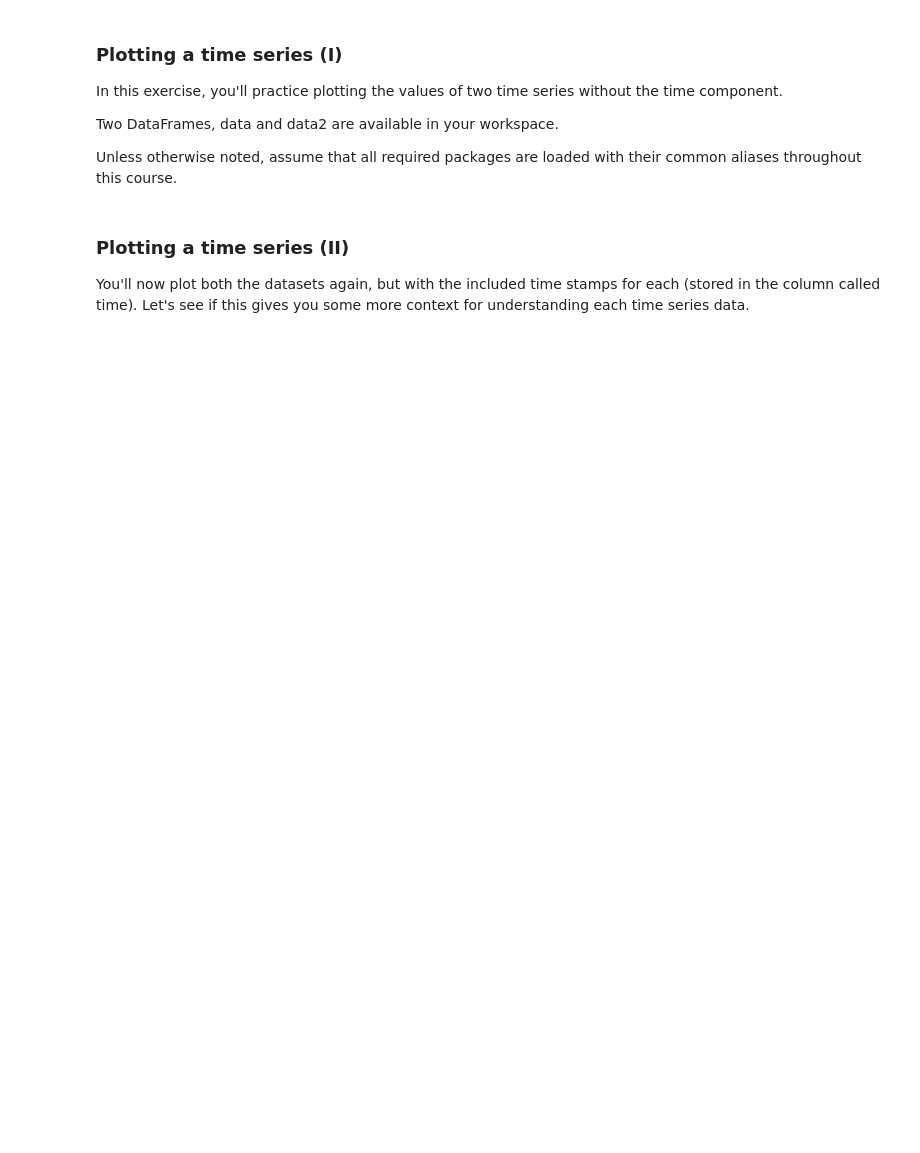
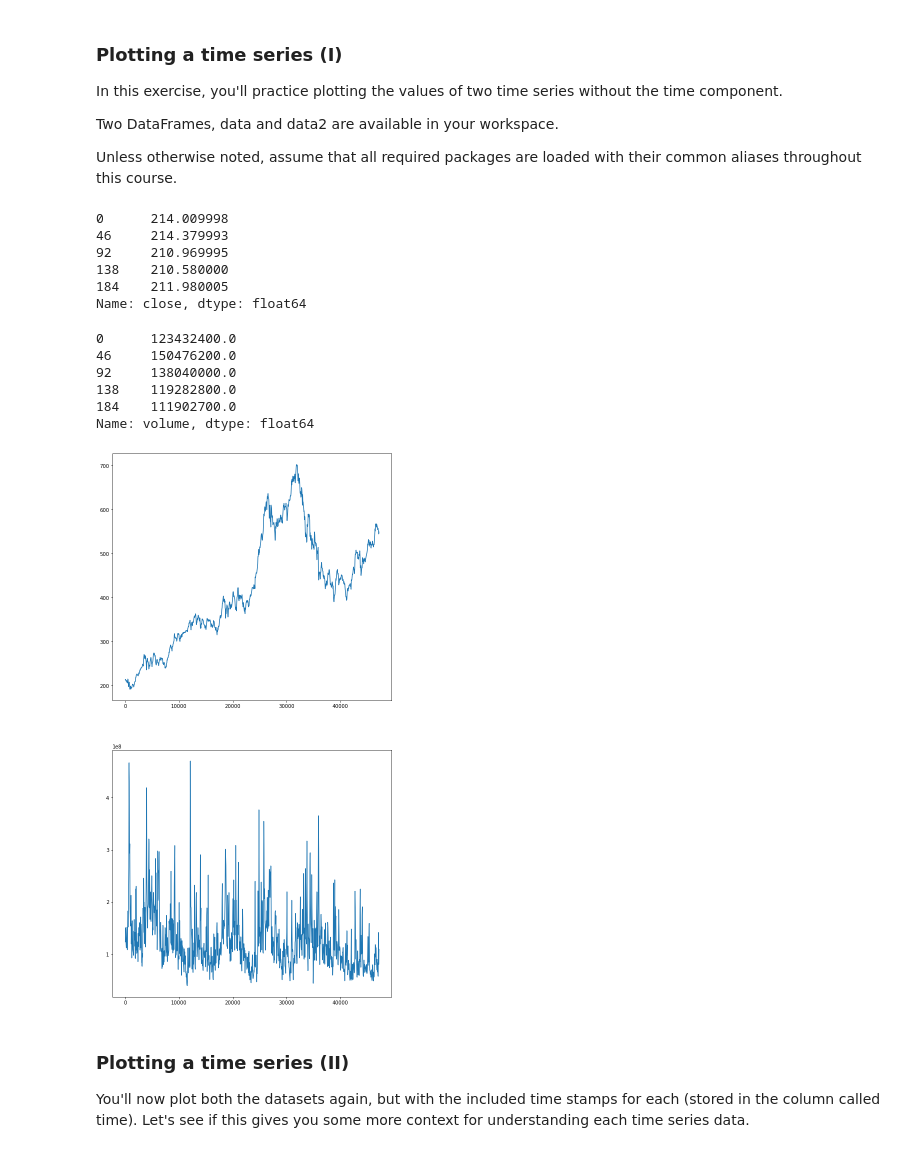
Before and after one commit to lukasz-f/data-camp, a Jupyter notebook: time series/Machine Learning for Time Series Data in Python - Part 1.ipynb, the cells around one changed output. Cells and saved outputs as stored; diff of their text form; code cells hidden in the pictures; blank space fills up the shorter version.

Commit message:
Machine Learning for Time Series Data in Python

```diff
--- a/time series/Machine Learning for Time Series Data in Python - Part 1.ipynb
+++ b/time series/Machine Learning for Time Series Data in Python - Part 1.ipynb
@@ -18,3 +25,5 @@ from glob import glob
+# %%
+prices_dataset = pd.read_csv('../datasets/time series/prices.csv', index_col='date', parse_dates=['date'])
 # %% [markdown]
 ### Plotting a time series (I)
 In this exercise, you'll practice plotting the values of two time series without the time component.
@@ -22,18 +31,40 @@ In this exercise, you'll practice plotting the values of two time series without
 Two DataFrames, data and data2 are available in your workspace.
 
 Unless otherwise noted, assume that all required packages are loaded with their common aliases throughout this course.
+# %%
+data = prices_dataset.copy().reset_index()
+data = data[data['symbol'] == 'AAPL']['close']
+
+data2 = prices_dataset.copy().reset_index()
+data2 = data2[data2['symbol'] == 'AAPL']['volume']
 # %%
 # Print the first 5 rows of data
 print(data.head())
+# %% [output]
+0      214.009998
+46     214.379993
+92     210.969995
+138    210.580000
+184    211.980005
+Name: close, dtype: float64
 # %%
 # Print the first 5 rows of data2
 print(data2.head())
+# %% [output]
+0      123432400.0
+46     150476200.0
+92     138040000.0
+138    119282800.0
+184    111902700.0
+Name: volume, dtype: float64
 # %%
 # Plot the time series in each dataset
-fig, axs = plt.subplots(2, 1, figsize=(5, 10))
-data.iloc[:1000].plot(y='values', ax=axs[0])
-data2.iloc[:1000].plot(y='values', ax=axs[1])
+fig, axs = plt.subplots(2, 1, figsize=(10, 20))
+data.iloc[:1000].plot(y='close', ax=axs[0])
+data2.iloc[:1000].plot(y='volume', ax=axs[1])
 plt.show()
+# %% [output]
+[figure, added]
 # %% [markdown]
 ### Plotting a time series (II)
 You'll now plot both the datasets again, but with the included time stamps for each (stored in the column called time). Let's see if this gives you some more context for understanding each time series data.
```
Also changed, not shown: parts of 16 cells of this notebook, 3 other files.
